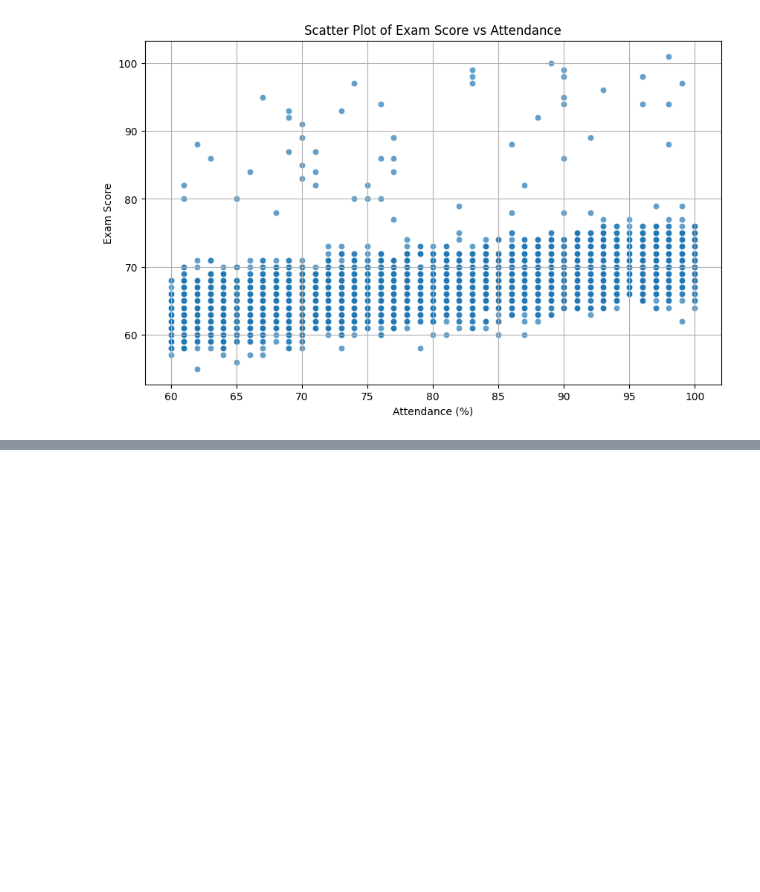
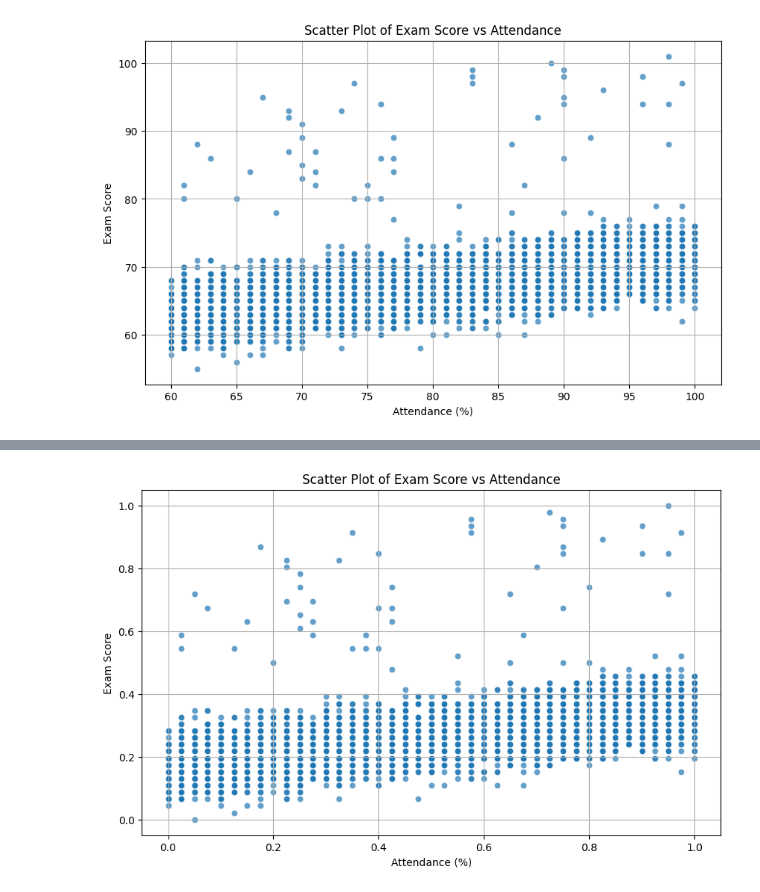
Before and after one commit to robinmoon2/AI_Application_HY, a Jupyter notebook: Data Analysis/Untitled.ipynb, the cells around one changed output, grey strips where cells are left out. Cells and saved outputs as stored; diff of their text form; code cells hidden in the pictures; blank space fills up the shorter version.

```diff
--- a/Data Analysis/Untitled.ipynb
+++ b/Data Analysis/Untitled.ipynb
@@ -40,3 +140,10 @@ plt.grid(True)
 plt.show()
 # %% [output]
 [figure]
+# %%
+numeric_cols = students.select_dtypes(include=['float64', 'int64']).columns
+# Créer un objet MinMaxScaler
+min_max_scaler = MinMaxScaler()
+
+# Appliquer la normalisation
+students[numeric_cols] = min_max_scaler.fit_transform(students[numeric_cols])
@@ -42,0 +164,11 @@ plt.show()
+# %%
+# Assuming 'exam_score' and 'attendance' are the column names in your dataset
+plt.figure(figsize=(10, 6))
+sns.scatterplot(data=students, x='Attendance', y='Exam_Score', alpha=0.7)
+plt.title('Scatter Plot of Exam Score vs Attendance')
+plt.xlabel('Attendance (%)')  # Adjust the label according to your data
+plt.ylabel('Exam Score')       # Adjust the label according to your data
+plt.grid(True)
+plt.show()
+# %% [output]
+[figure, added]
```
Also changed, not shown: parts of 7 cells of this notebook.
